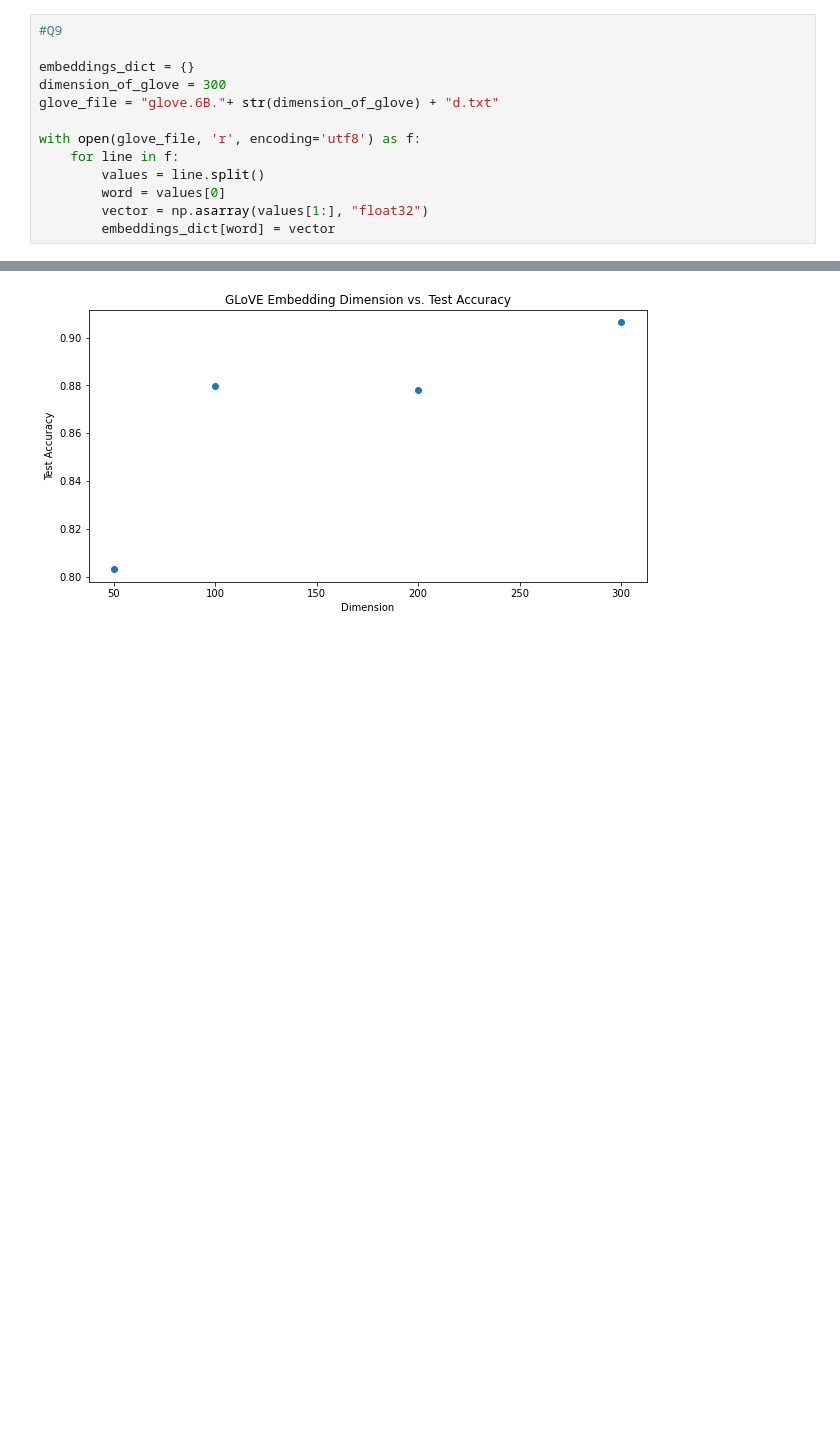
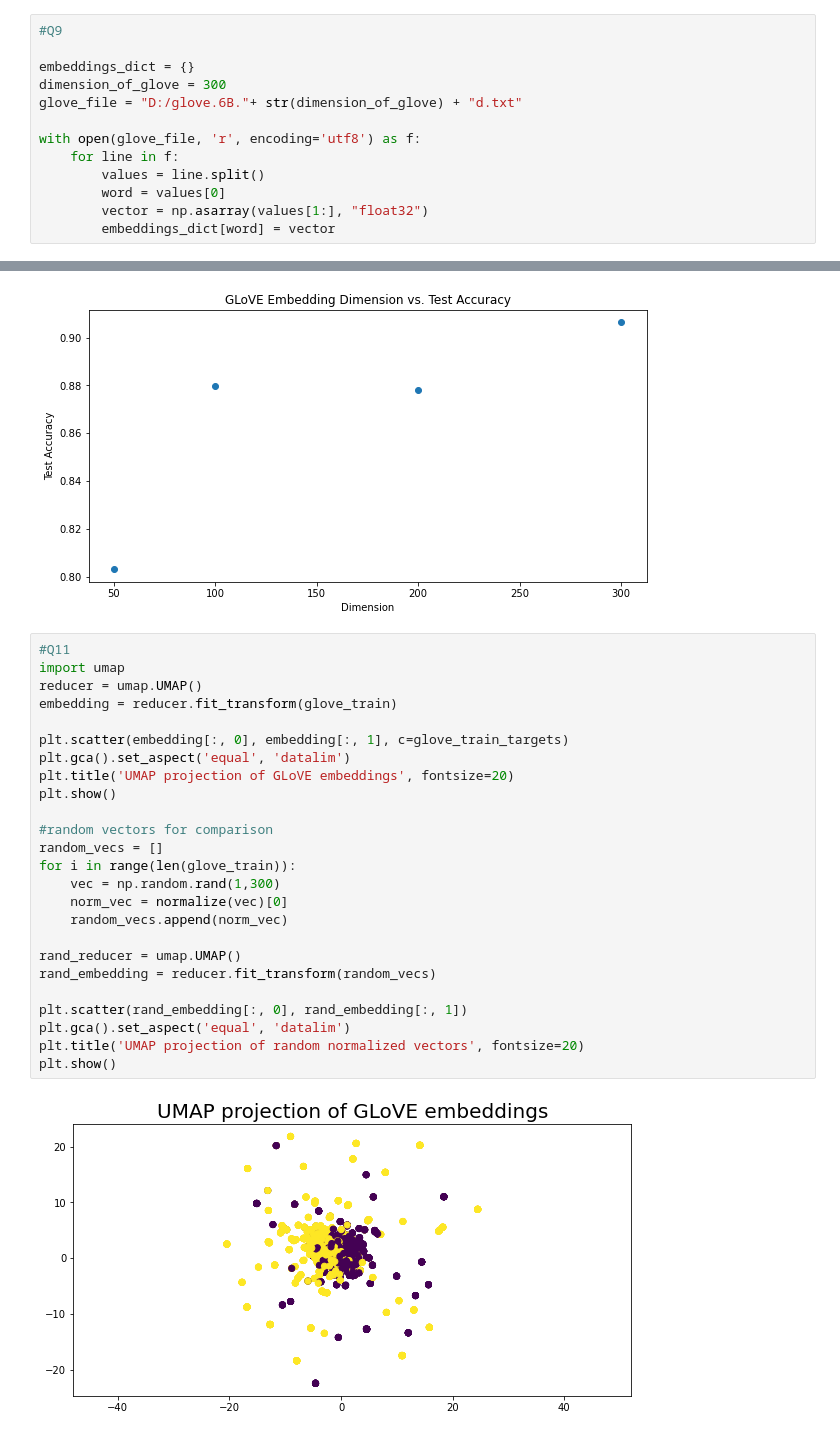
Before and after one commit to ztucker4/ECE219_Winter2021, a Jupyter notebook: Project_1/Project1.ipynb, the cells around one changed output, grey strips where cells are left out. Cells and saved outputs as stored; diff of their text form; blank space fills up the shorter version.

```diff
--- a/Project_1/Project1.ipynb
+++ b/Project_1/Project1.ipynb
@@ -700,7 +700,7 @@ weighted avg     0.9691    0.9689    0.9689      3150
 
 embeddings_dict = {}
 dimension_of_glove = 300
-glove_file = "glove.6B."+ str(dimension_of_glove) + "d.txt"
+glove_file = "D:/glove.6B."+ str(dimension_of_glove) + "d.txt"
 
 with open(glove_file, 'r', encoding='utf8') as f:
     for line in f:
@@ -821,3 +821,30 @@ plt.ylabel("Test Accuracy")
 plt.show()
 # %% [output]
 [figure]
+# %%
+#Q11
+import umap
+reducer = umap.UMAP()
+embedding = reducer.fit_transform(glove_train)
+
+plt.scatter(embedding[:, 0], embedding[:, 1], c=glove_train_targets)
+plt.gca().set_aspect('equal', 'datalim')
+plt.title('UMAP projection of GLoVE embeddings', fontsize=20)
+plt.show()
+
+#random vectors for comparison
+random_vecs = []
+for i in range(len(glove_train)):
+    vec = np.random.rand(1,300)
+    norm_vec = normalize(vec)[0]
+    random_vecs.append(norm_vec)
+
+rand_reducer = umap.UMAP()
+rand_embedding = reducer.fit_transform(random_vecs)
+
+plt.scatter(rand_embedding[:, 0], rand_embedding[:, 1])
+plt.gca().set_aspect('equal', 'datalim')
+plt.title('UMAP projection of random normalized vectors', fontsize=20)
+plt.show()
+# %% [output]
+[figure, added]
```
Also changed, not shown: parts of 1 cell of this notebook.
